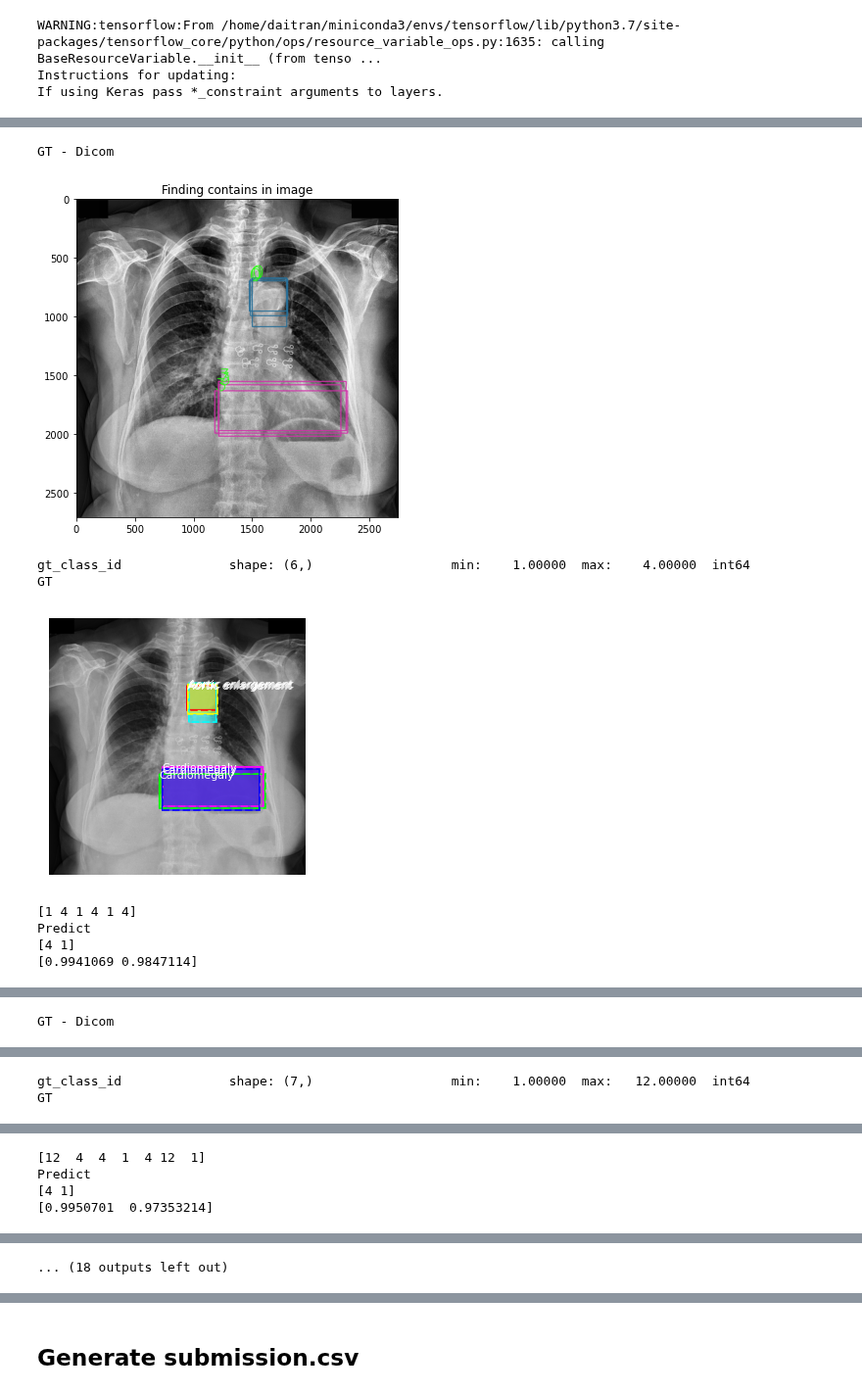
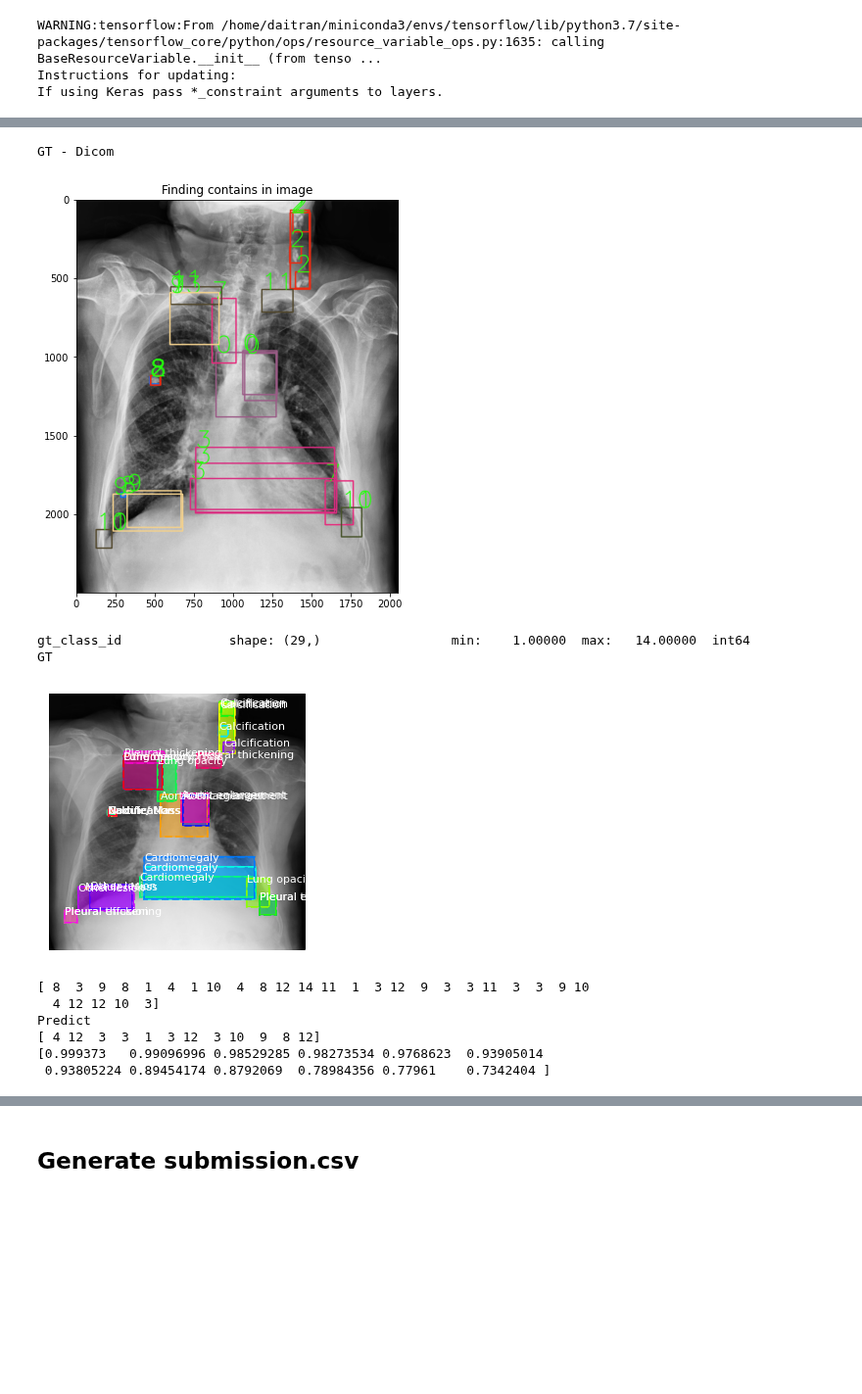
Before and after one commit to daitranskku/chest_x_ray_abnormalities_detection, a Jupyter notebook: MaskRCNN_implementation/model_evaluation.ipynb, the cells around one changed output, grey strips where cells are left out. Shown at 98% size. Cells and saved outputs as stored; diff of their text form; code cells hidden in the pictures; blank space fills up the shorter version.

```diff
--- a/MaskRCNN_implementation/model_evaluation.ipynb
+++ b/MaskRCNN_implementation/model_evaluation.ipynb
@@ -60,9 +63,9 @@ class DiagnosticConfig(Config):
     NUM_CLASSES = NUM_CATS + 1 # +1 for the background class
 
     GPU_COUNT = 1
-    IMAGES_PER_GPU = 10 #That is the maximum with the memory available on kernels
+    IMAGES_PER_GPU = 16
 
-    BACKBONE = 'resnet50'
+    BACKBONE = 'resnet101'
 
     IMAGE_MIN_DIM = IMAGE_SIZE
     IMAGE_MAX_DIM = IMAGE_SIZE
@@ -216,3 +187,20 @@ valid_dataset.prepare()
+# %%
+
+# Split with train = 80% samples and val = 10% and test = 10%
+training_percentage = 0.8
+
+training_set_size = int(training_percentage*len(samples_df))
+validation_set_size = int((0.9-training_percentage)*len(samples_df))
+test_set_size = int((0.9-training_percentage)*len(samples_df))
+
+train_dataset = DiagnosticDataset(samples_df[:training_set_size])
+train_dataset.prepare()
+
+valid_dataset = DiagnosticDataset(samples_df[training_set_size:training_set_size+validation_set_size])
+valid_dataset.prepare()
+
+test_dataset = DiagnosticDataset(samples_df[training_set_size + validation_set_size:])
+test_dataset.prepare()
 # %%
 # Show validation dataset information
 print("Images: {}\nClasses: {}".format(len(valid_dataset.image_ids), valid_dataset.class_names))
@@ -223,0 +212,7 @@ Classes: ['BG', 'Aortic enlargement', 'Atelectasis', 'Calcification', 'Cardiomeg
+# %%
+# Load and display random samples
+image_ids = np.random.choice(train_dataset.image_ids, 1)
+for image_id in image_ids:
+    image = train_dataset.load_image(image_id)
+    mask, class_ids = train_dataset.load_mask(image_id)
+    visualize.display_top_masks(image, mask, class_ids, train_dataset.class_names)
@@ -233,7 +230,7 @@ If using Keras pass *_constraint arguments to layers.
 ![loss](figures/loss67.png)
 # %%
 # Pretrained weight
-model_path = '/home/daitran/Desktop/git/chest_x_ray_abnormalities_detection/MaskRCNN_implementation/server_weights/mask_rcnn_diagnostic_0002.h5'
+model_path = '/home/daitran/Desktop/git/chest_x_ray_abnormalities_detection/MaskRCNN_implementation/server_weights/with_augmentation_resnet_101/mask_rcnn_diagnostic_0024.h5'
 model.load_weights(model_path, by_name=True)
 # %%
 def plot_bbox(img_id , bbox_df = orin_df, normalize = True):
@@ -339,15 +336,17 @@ def display_test_result(dataset):
     visualize.display_instances(original_image, r['rois'], r['masks'], r['class_ids'],
                                 dataset.class_names, r['scores'], figsize=(5, 5))
 # %%
-for _ in range(5):
-    display_test_result(dataset = valid_dataset)
+for _ in range(1):
+    display_test_result(dataset = test_dataset)
 # %% [output]
 GT - Dicom
-[figure, old version]
+[figure, new version]
-gt_class_id              shape: (6,)                  min:    1.00000  max:    4.00000  int64
+gt_class_id              shape: (29,)                 min:    1.00000  max:   14.00000  int64
 GT
-[figure, old version]
+[figure, new version]
-[1 4 1 4 1 4]
+[ 8  3  9  8  1  4  1 10  4  8 12 14 11  1  3 12  9  3  3 11  3  3  9 10
+  4 12 12 10  3]
 Predict
-[4 1]
-[0.9941069 0.9847114]
+[ 4 12  3  3  1  3 12  3 10  9  8 12]
+[0.999373   0.99096996 0.98529285 0.98273534 0.9768623  0.93905014
+ 0.93805224 0.89454174 0.8792069  0.78984356 0.77961    0.7342404 ]
@@ -355 +353,0 @@ Predict
-GT - Dicom
@@ -357,2 +353,0 @@ GT - Dicom
-gt_class_id              shape: (7,)                  min:    1.00000  max:   12.00000  int64
-GT
@@ -360,4 +353,0 @@ GT
-[12  4  4  1  4 12  1]
-Predict
-[4 1]
-[0.9950701  0.97353214]
@@ -365 +353,0 @@ Predict
-... (18 outputs left out)
```
Also changed, not shown: parts of 16 cells of this notebook, 8 other files.
